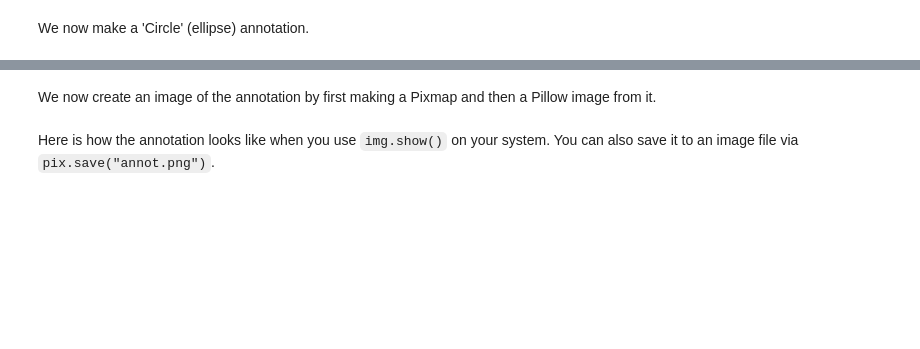
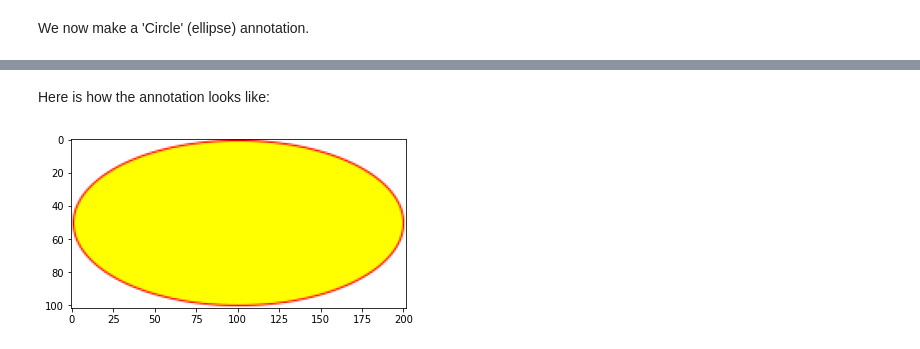
Before and after one commit to pymupdf/PyMuPDF-Utilities, a Jupyter notebook: jupyter-notebooks/new-circle-annot.ipynb, the cells around one changed output, grey strips where cells are left out. Cells and saved outputs as stored; diff of their text form; code cells hidden in the pictures; blank space fills up the shorter version.

```diff
--- a/jupyter-notebooks/new-circle-annot.ipynb
+++ b/jupyter-notebooks/new-circle-annot.ipynb
@@ -3,6 +7,15 @@
 # %%
-from PIL import Image  # we use Pillow for intermediate images
-from pprint import pprint
+# uncomment the following line(s) to ensure that all packages are available:
+# !python -m pip install matplotlib
+# !python -m pip install -U pymupdf
+
+%matplotlib inline
 import fitz  # import PyMuPDF
-print(fitz.__doc__)  # confirm our configuration
+
+def show_image(pix):
+    """Display a pixmap using matplotlib and numpy."""
+    import matplotlib.pyplot as plt  # needed for displaying intermediate images
+    import numpy as np  # needed for displaying intermediate images
+    img = np.ndarray((pix.h, pix.w, 3), dtype=np.uint8, buffer=pix.samples_mv)  # raw image to numpy array
+    image = plt.imshow(img)  # let matplotlib show the image
 # %% [markdown]
@@ -31,3 +59,3 @@ Let's not be boring and give our annotation a **red** border and a **yellow** in
 # %%
-annot.set_colors(stroke=(1, 0, 0), fill=(1, 1, 0))
+annot.set_colors(stroke=fitz.pdfcolor["red"], fill=fitz.pdfcolor["yellow"])
 # %% [markdown]
@@ -35,4 +65,2 @@ Almost all changes to an annotation's appearance require invoking its `update()`
 # %%
 annot.update()
-# %% [markdown]
-We now create an image of the annotation by first making a Pixmap and then a Pillow image from it.
@@ -43,4 +67,7 @@ repr(pix)
+# %% [markdown]
+Here is how the annotation looks like:
 # %%
-img = Image.frombytes("RGB", (pix.width, pix.height), pix.samples)
+pix = annot.get_pixmap()  # create a raw image of our annotation
+show_image(pix)  # show it here
+# %% [output]
+[figure, added]
-# %% [markdown]
-Here is how the annotation looks like when you use `img.show()` on your system. You can also save it to an image file via `pix.save("annot.png")`.
```
Also changed, not shown: parts of 17 cells of this notebook, 6 other files.
